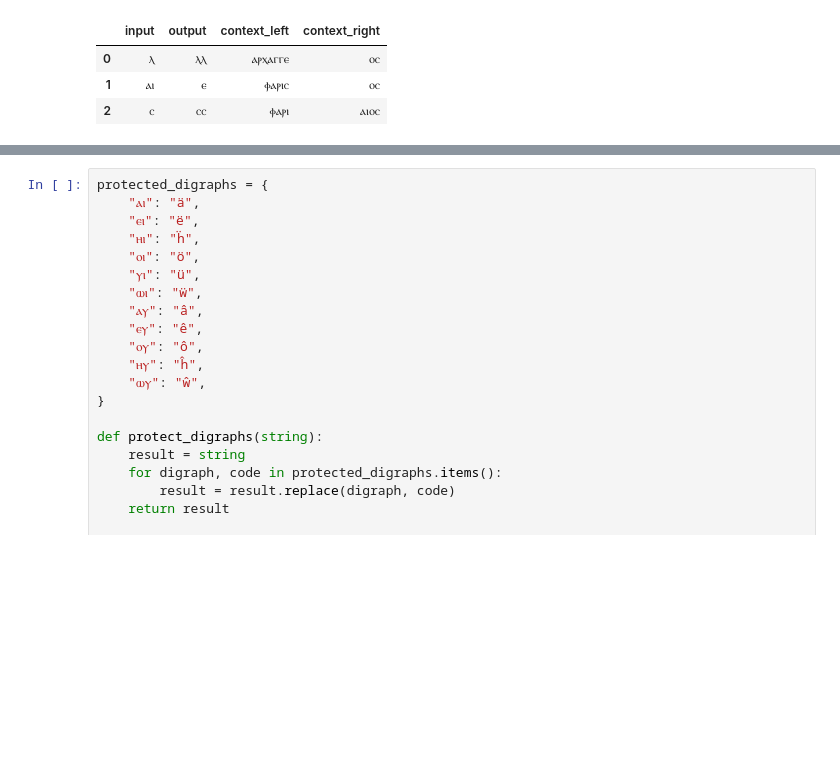
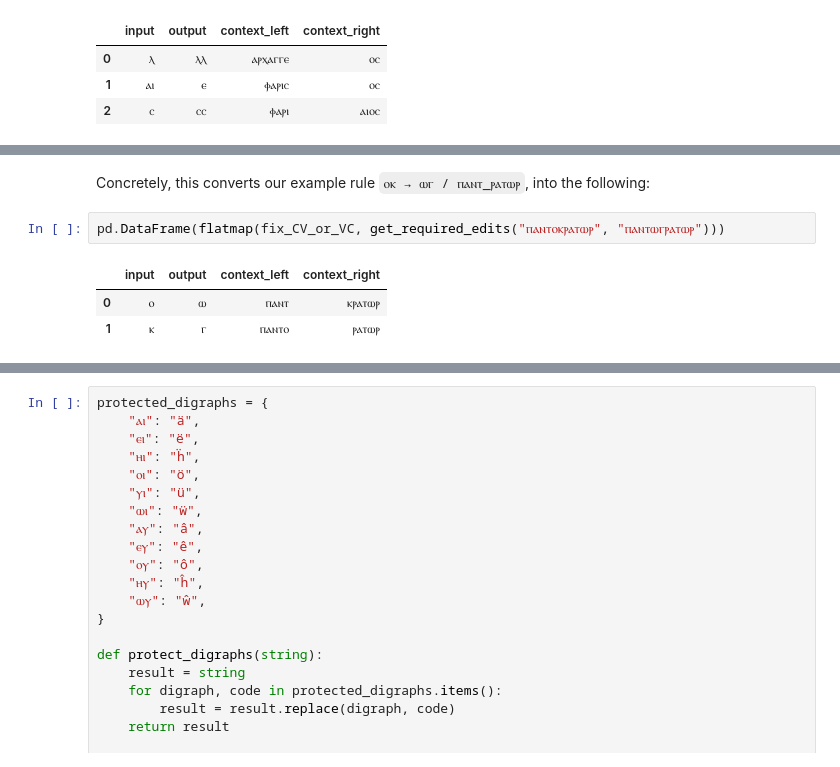
Before and after one commit to kmein/greek-coptic, a Jupyter notebook: greek-coptic.ipynb, the cells around one changed output, grey strips where cells are left out. Drawn from its saved outputs; the diff is of its cells as text; blank space fills up the shorter version.

```diff
--- a/greek-coptic.ipynb
+++ b/greek-coptic.ipynb
@@ -521,0 +488,8 @@ fix_vowel_groups({
+# %% [markdown]
+Concretely, this converts our example rule `ⲟⲕ → ⲱⲅ / ⲡⲁⲛⲧ_ⲣⲁⲧⲱⲣ`, into the following:
+# %%
+pd.DataFrame(flatmap(fix_CV_or_VC, get_required_edits("ⲡⲁⲛⲧⲟⲕⲣⲁⲧⲱⲣ", "ⲡⲁⲛⲧⲱⲅⲣⲁⲧⲱⲣ")))
+# %% [output]
+|  | input | output | context_left | context_right |
+| 0 | ⲟ | ⲱ | ⲡⲁⲛⲧ | ⲕⲣⲁⲧⲱⲣ |
+| 1 | ⲕ | ⲅ | ⲡⲁⲛⲧⲟ | ⲣⲁⲧⲱⲣ |
```
Also changed, not shown: parts of 42 cells of this notebook.
